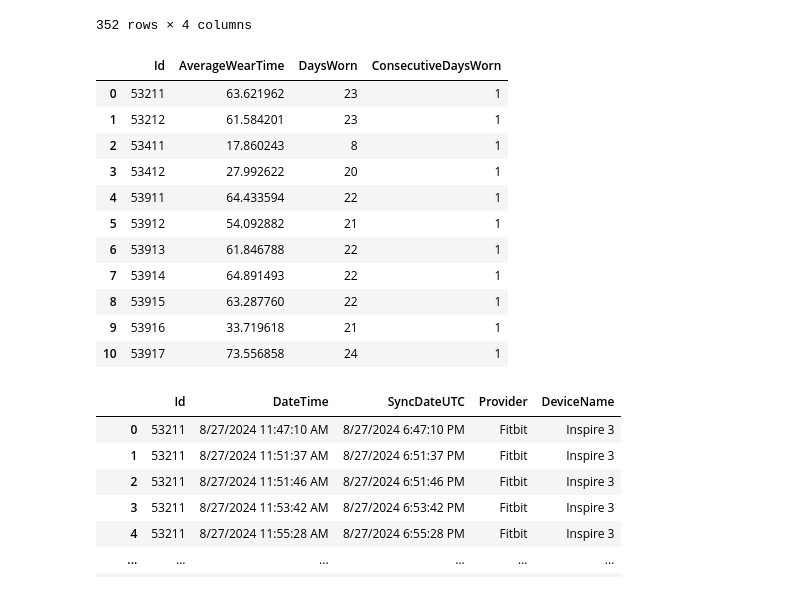
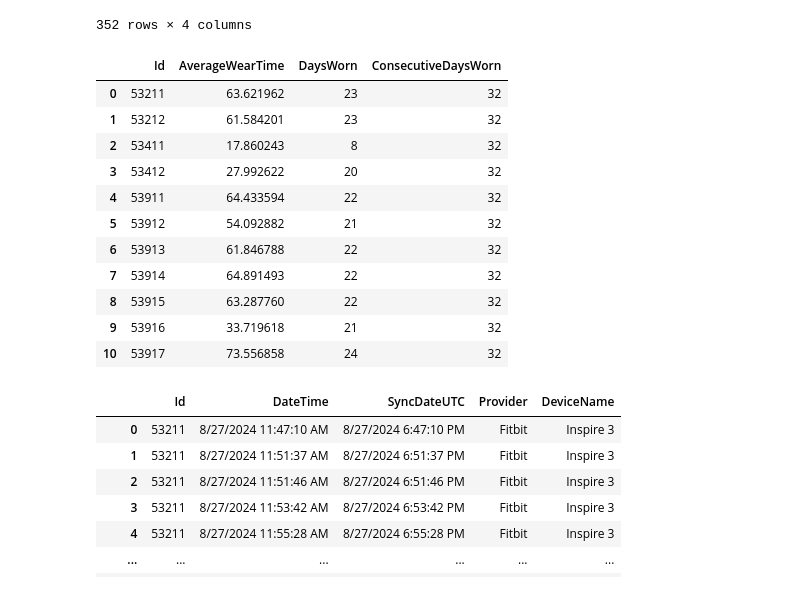
Before and after one commit to CeciliaDurst/HTV_DataManipulations, a Jupyter notebook: Additional Scripts/reminder/reminder.ipynb, the cells around one changed output. Cells and saved outputs as stored; diff of their text form; code cells hidden in the pictures.

```diff
--- a/Additional Scripts/reminder/reminder.ipynb
+++ b/Additional Scripts/reminder/reminder.ipynb
@@ -30,46 +30,47 @@ df
 # Personalized weartime? Days and mean weartime.
 # Didn't wear at all
 # Sync Events >3 days of no weartime?
 # Reminder-return stats and binary good vs bad message
 
 # FIND CONSECUTIVE DAYS
+# HI
 def consecutive_days(group):
     conDays = 0
     currentStreak = 0
     previousDay = None
 
     for dateTime in group:
         currentDay = pd.to_datetime(str(dateTime)[:9])
-        if(previousDay is None or currentDay - previousDay == 1):
+        if(previousDay is None or abs((currentDay - previousDay).days) == 1):
             currentStreak += 1
-        else :
             if(currentStreak > conDays):
                 conDays = currentStreak
+        else :
             currentStreak = 0
         previousDay = currentDay
     return conDays
 
 # We will keep track of average documented weartime, total number of days worn, number of syncs, and last time synced.
 reminder_wearDf = df.groupby('Id').agg(
     AverageWearTime = ('PercentageWearTime', 'mean'),
     DaysWorn = ('TotalMinutesWearTime', lambda x: (x > 0).sum()),
     ConsecutiveDaysWorn = ('Day', consecutive_days)
 
 ).reset_index()
 reminder_wearDf
 # %% [output]
 |  | Id | AverageWearTime | DaysWorn | ConsecutiveDaysWorn |
-| 0 | 53211 | 63.621962 | 23 | 1 |
-| 1 | 53212 | 61.584201 | 23 | 1 |
-| 2 | 53411 | 17.860243 | 8 | 1 |
-| 3 | 53412 | 27.992622 | 20 | 1 |
-| 4 | 53911 | 64.433594 | 22 | 1 |
-| 5 | 53912 | 54.092882 | 21 | 1 |
-| 6 | 53913 | 61.846788 | 22 | 1 |
-| 7 | 53914 | 64.891493 | 22 | 1 |
-| 8 | 53915 | 63.287760 | 22 | 1 |
-| 9 | 53916 | 33.719618 | 21 | 1 |
-| 10 | 53917 | 73.556858 | 24 | 1 |
+| 0 | 53211 | 63.621962 | 23 | 32 |
+| 1 | 53212 | 61.584201 | 23 | 32 |
+| 2 | 53411 | 17.860243 | 8 | 32 |
+| 3 | 53412 | 27.992622 | 20 | 32 |
+| 4 | 53911 | 64.433594 | 22 | 32 |
+| 5 | 53912 | 54.092882 | 21 | 32 |
+| 6 | 53913 | 61.846788 | 22 | 32 |
+| 7 | 53914 | 64.891493 | 22 | 32 |
+| 8 | 53915 | 63.287760 | 22 | 32 |
+| 9 | 53916 | 33.719618 | 21 | 32 |
+| 10 | 53917 | 73.556858 | 24 | 32 |
 # %%
 # Read sync data
 syncDf = pd.read_csv('syncEvents_merged.csv')
```
Also changed, not shown: parts of 3 cells of this notebook.
